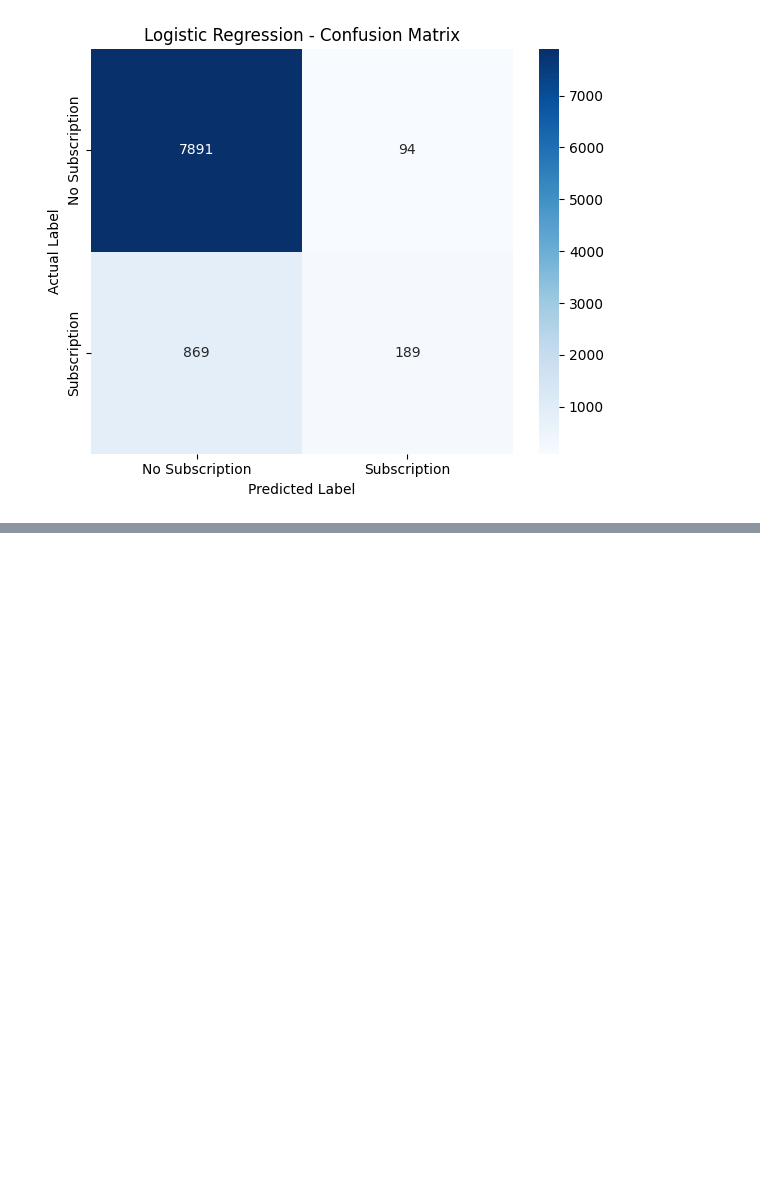
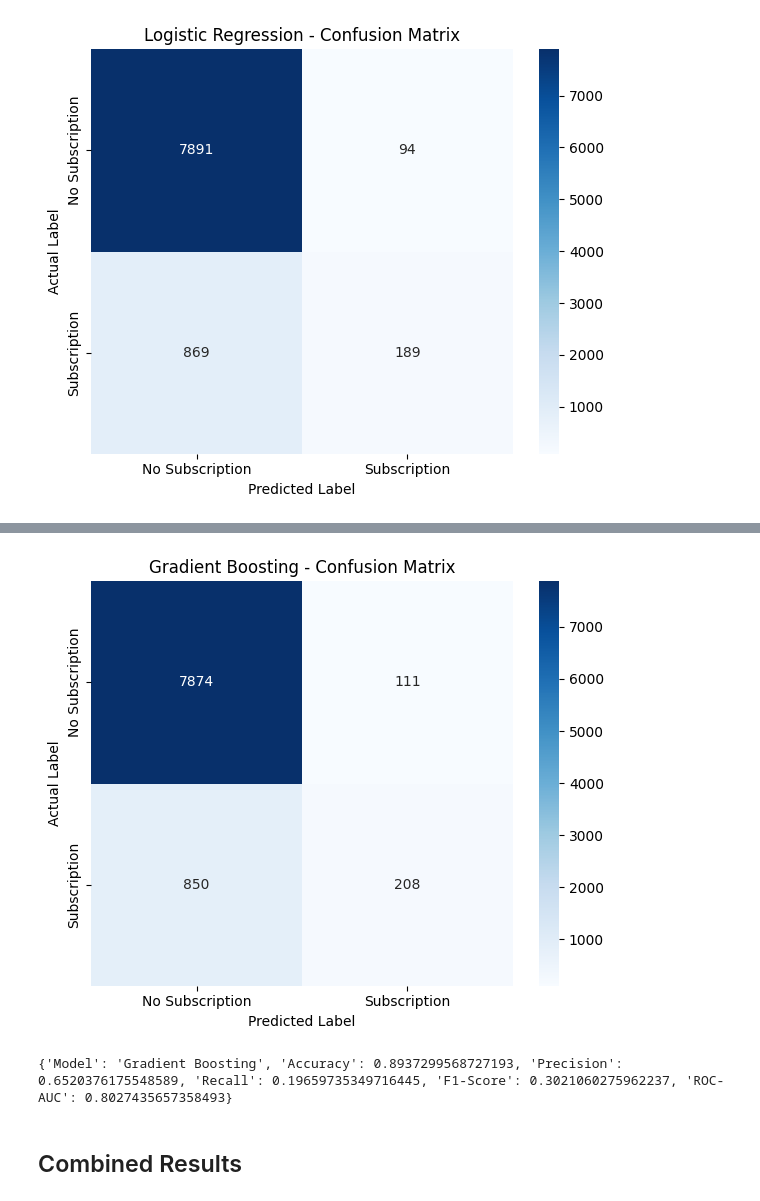
Before and after one commit to junh-cryp/6001CMD-Machine-Learning, a Jupyter notebook: notebooks/03_Model_Development.ipynb, the cells around one changed output, grey strips where cells are left out. Cells and saved outputs as stored; diff of their text form; code cells hidden in the pictures; blank space fills up the shorter version.

```diff
--- a/notebooks/03_Model_Development.ipynb
+++ b/notebooks/03_Model_Development.ipynb
@@ -182,0 +311,8 @@ plt.show()
+# %%
+# Create Gradient Boosting baseline pipeline
+gb_model = Pipeline(steps=[
+    ("preprocessor", preprocessor_gb),
+    ("classifier", GradientBoostingClassifier(
+        random_state=42
+    ))
+])
@@ -182,0 +326,6 @@ plt.show()
+# %%
+# Predict target classes
+y_pred_gb = gb_model.predict(X_test)
+
+# Predict subscription probabilities
+y_prob_gb = gb_model.predict_proba(X_test)[:, 1]
@@ -182,0 +384,38 @@ plt.show()
+# %%
+# Generate confusion matrix
+cm_gb = confusion_matrix(y_test, y_pred_gb)
+
+plt.figure(figsize=(6, 5))
+
+sns.heatmap(
+    cm_gb,
+    annot=True,
+    fmt="d",
+    cmap="Blues",
+    xticklabels=["No Subscription", "Subscription"],
+    yticklabels=["No Subscription", "Subscription"]
+)
+
+plt.title("Gradient Boosting - Confusion Matrix")
+plt.xlabel("Predicted Label")
+plt.ylabel("Actual Label")
+plt.tight_layout()
+plt.show()
+# %% [output]
+[figure, added]
+# %%
+# Store Gradient Boosting baseline results
+gb_results = {
+    "Model": "Gradient Boosting",
+    "Accuracy": gb_accuracy,
+    "Precision": gb_precision,
+    "Recall": gb_recall,
+    "F1-Score": gb_f1,
+    "ROC-AUC": gb_roc_auc
+}
+
+print(gb_results)
+# %% [output]
+{'Model': 'Gradient Boosting', 'Accuracy': 0.8937299568727193, 'Precision': 0.6520376175548589, 'Recall': 0.19659735349716445, 'F1-Score': 0.3021060275962237, 'ROC-AUC': 0.8027435657358493}
+# %% [markdown]
+## Combined Results
```
Also changed, not shown: parts of 40 cells of this notebook.
